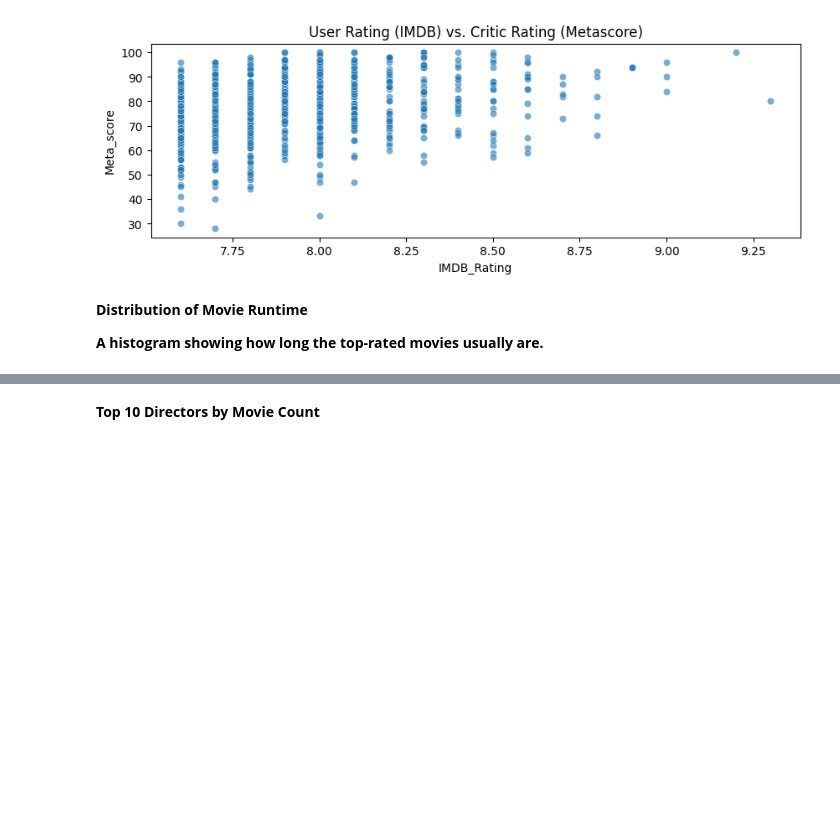
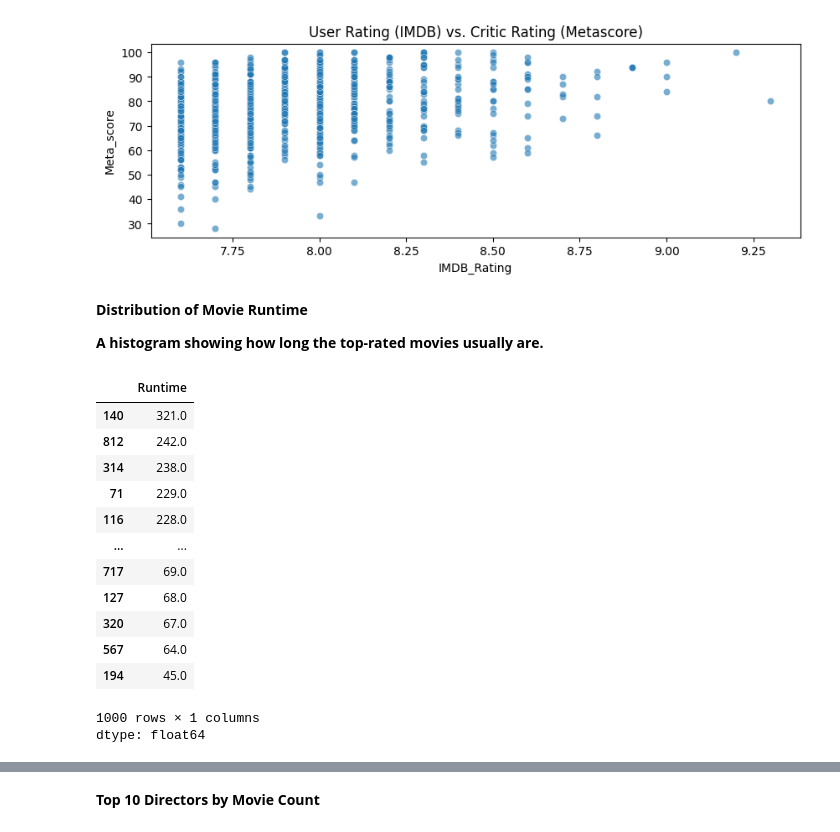
Before and after one commit to 007arjungangwar/Programming-in-Python-Section1, a Jupyter notebook: 03_04_2026_Imdb.ipynb, the cells around one changed output, grey strips where cells are left out. Drawn from its saved outputs; the diff is of its cells as text; code cells hidden in the pictures; blank space fills up the shorter version.

```diff
--- a/03_04_2026_Imdb.ipynb
+++ b/03_04_2026_Imdb.ipynb
@@ -557,4 +557,21 @@ plt.show()
 **Distribution of Movie Runtime**
 
 **A histogram showing how long the top-rated movies usually are.**
+# %%
+df['Runtime'].sort_values(ascending=False)
+# %% [output]
+|  | Runtime |
+| 140 | 321.0 |
+| 812 | 242.0 |
+| 314 | 238.0 |
+| 71 | 229.0 |
+| 116 | 228.0 |
+| ... | ... |
+| 717 | 69.0 |
+| 127 | 68.0 |
+| 320 | 67.0 |
+| 567 | 64.0 |
+| 194 | 45.0 |
+1000 rows × 1 columns
+dtype: float64
 # %%
```
Also changed, not shown: parts of 1 cell of this notebook.
